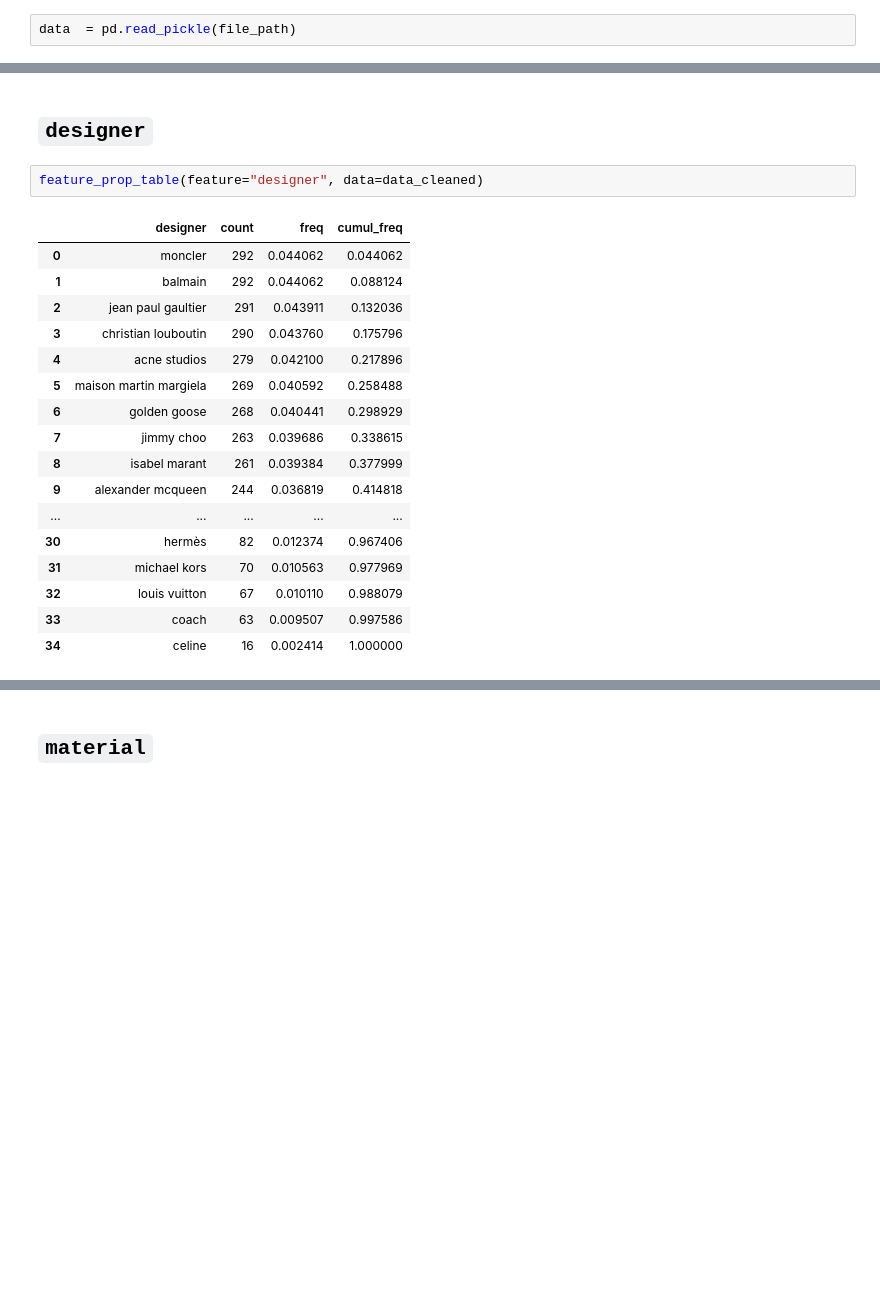
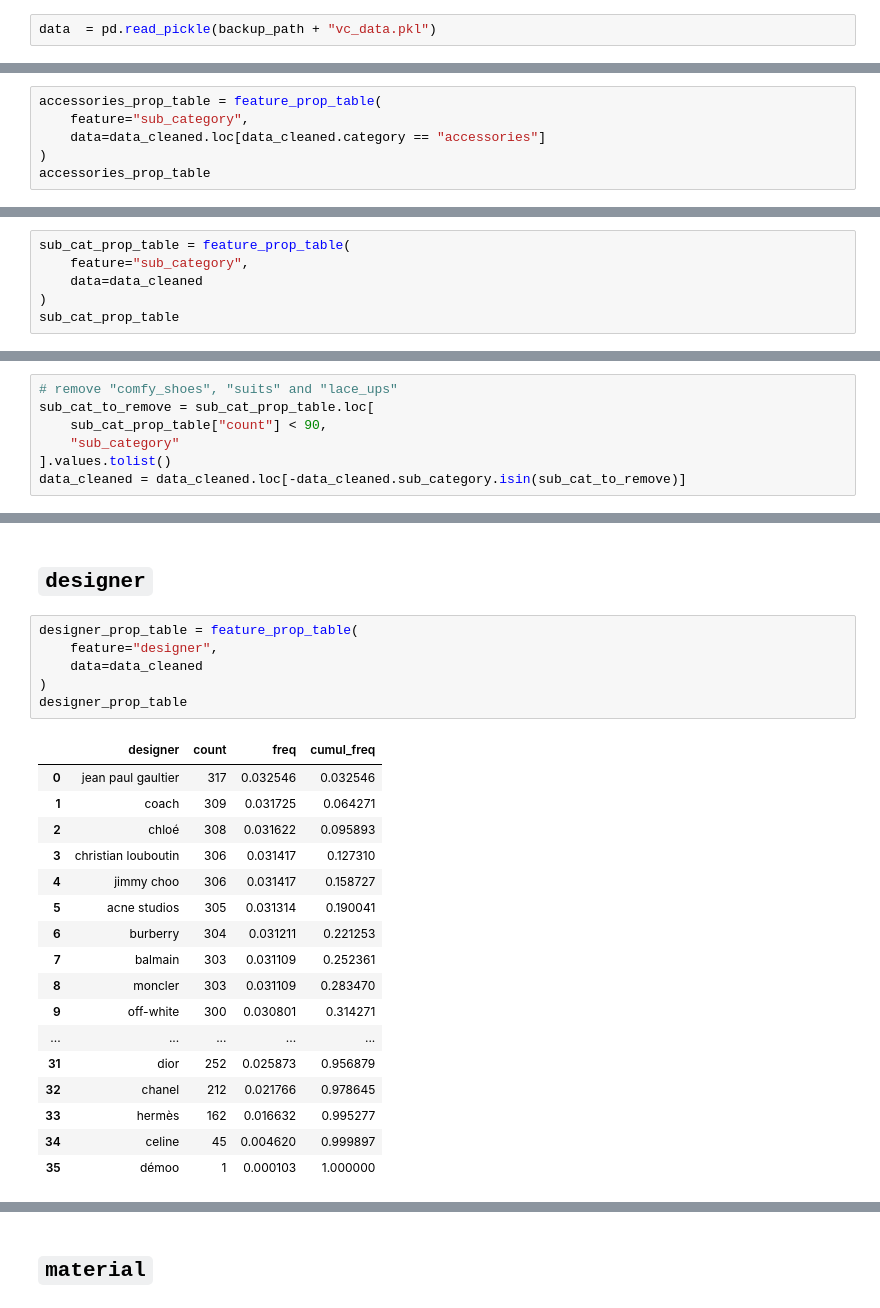
Before and after one commit to PeDiot/price_prediction_vestiaire_collective, a Jupyter notebook: notebooks/preprocessing.ipynb, the cells around one changed output, grey strips where cells are left out. Drawn from its saved outputs; the diff is of its cells as text; blank space fills up the shorter version.

Commit message:
Finish data preprocessing.

```diff
--- a/notebooks/preprocessing.ipynb
+++ b/notebooks/preprocessing.ipynb
@@ -19,5 +23,5 @@ file_path = "C:/Users/pemma/OneDrive - Université de Tours/Mécen/M2/S1/02 - Ma
 # %%
-data  = pd.read_pickle(file_path)
+data  = pd.read_pickle(backup_path + "vc_data.pkl")
 # %%
 data.head()
 # %% [output]
@@ -287,3 +370,9 @@ accessories_to_link = {
 }
 # %%
 data_cleaned = data_cleaned.replace({"sub_category": accessories_to_link})
+# %%
+accessories_prop_table = feature_prop_table(
+    feature="sub_category",
+    data=data_cleaned.loc[data_cleaned.category == "accessories"]
+)
+accessories_prop_table
@@ -309,3 +411,9 @@ accessories_prop_table
 | 2 | belts | 202 | 0.204661 | 0.713273 |
 | 3 | sunglasses | 168 | 0.170213 | 0.883485 |
 | 4 | hats | 115 | 0.116515 | 1.000000 |
+# %%
+sub_cat_prop_table = feature_prop_table(
+    feature="sub_category",
+    data=data_cleaned
+)
+sub_cat_prop_table
@@ -312,3 +438,10 @@ accessories_prop_table
+# %%
+# remove "comfy_shoes", "suits" and "lace_ups"
+sub_cat_to_remove = sub_cat_prop_table.loc[
+    sub_cat_prop_table["count"] < 90,
+    "sub_category"
+].values.tolist()
+data_cleaned = data_cleaned.loc[-data_cleaned.sub_category.isin(sub_cat_to_remove)]
 # %%
 # convert "sub_category" to cat variable
 data_cleaned["sub_category"] = pd.Categorical(data_cleaned.sub_category)
@@ -338,22 +471,26 @@ feature_prop_table(
 # %% [markdown]
 ## `designer`
 # %%
-feature_prop_table(feature="designer", data=data_cleaned)
+designer_prop_table = feature_prop_table(
+    feature="designer",
+    data=data_cleaned
+)
+designer_prop_table
 # %% [output]
 |  | designer | count | freq | cumul_freq |
-| 0 | moncler | 292 | 0.044062 | 0.044062 |
-| 1 | balmain | 292 | 0.044062 | 0.088124 |
-| 2 | jean paul gaultier | 291 | 0.043911 | 0.132036 |
-| 3 | christian louboutin | 290 | 0.043760 | 0.175796 |
-| 4 | acne studios | 279 | 0.042100 | 0.217896 |
-| 5 | maison martin margiela | 269 | 0.040592 | 0.258488 |
-| 6 | golden goose | 268 | 0.040441 | 0.298929 |
-| 7 | jimmy choo | 263 | 0.039686 | 0.338615 |
-| 8 | isabel marant | 261 | 0.039384 | 0.377999 |
-| 9 | alexander mcqueen | 244 | 0.036819 | 0.414818 |
+| 0 | jean paul gaultier | 317 | 0.032546 | 0.032546 |
+| 1 | coach | 309 | 0.031725 | 0.064271 |
+| 2 | chloé | 308 | 0.031622 | 0.095893 |
+| 3 | christian louboutin | 306 | 0.031417 | 0.127310 |
+| 4 | jimmy choo | 306 | 0.031417 | 0.158727 |
+| 5 | acne studios | 305 | 0.031314 | 0.190041 |
+| 6 | burberry | 304 | 0.031211 | 0.221253 |
+| 7 | balmain | 303 | 0.031109 | 0.252361 |
+| 8 | moncler | 303 | 0.031109 | 0.283470 |
+| 9 | off-white | 300 | 0.030801 | 0.314271 |
 | ... | ... | ... | ... | ... |
-| 30 | hermès | 82 | 0.012374 | 0.967406 |
-| 31 | michael kors | 70 | 0.010563 | 0.977969 |
-| 32 | louis vuitton | 67 | 0.010110 | 0.988079 |
-| 33 | coach | 63 | 0.009507 | 0.997586 |
-| 34 | celine | 16 | 0.002414 | 1.000000 |
+| 31 | dior | 252 | 0.025873 | 0.956879 |
+| 32 | chanel | 212 | 0.021766 | 0.978645 |
+| 33 | hermès | 162 | 0.016632 | 0.995277 |
+| 34 | celine | 45 | 0.004620 | 0.999897 |
+| 35 | démoo | 1 | 0.000103 | 1.000000 |
```
Also changed, not shown: parts of 155 cells of this notebook, 1 other file.
